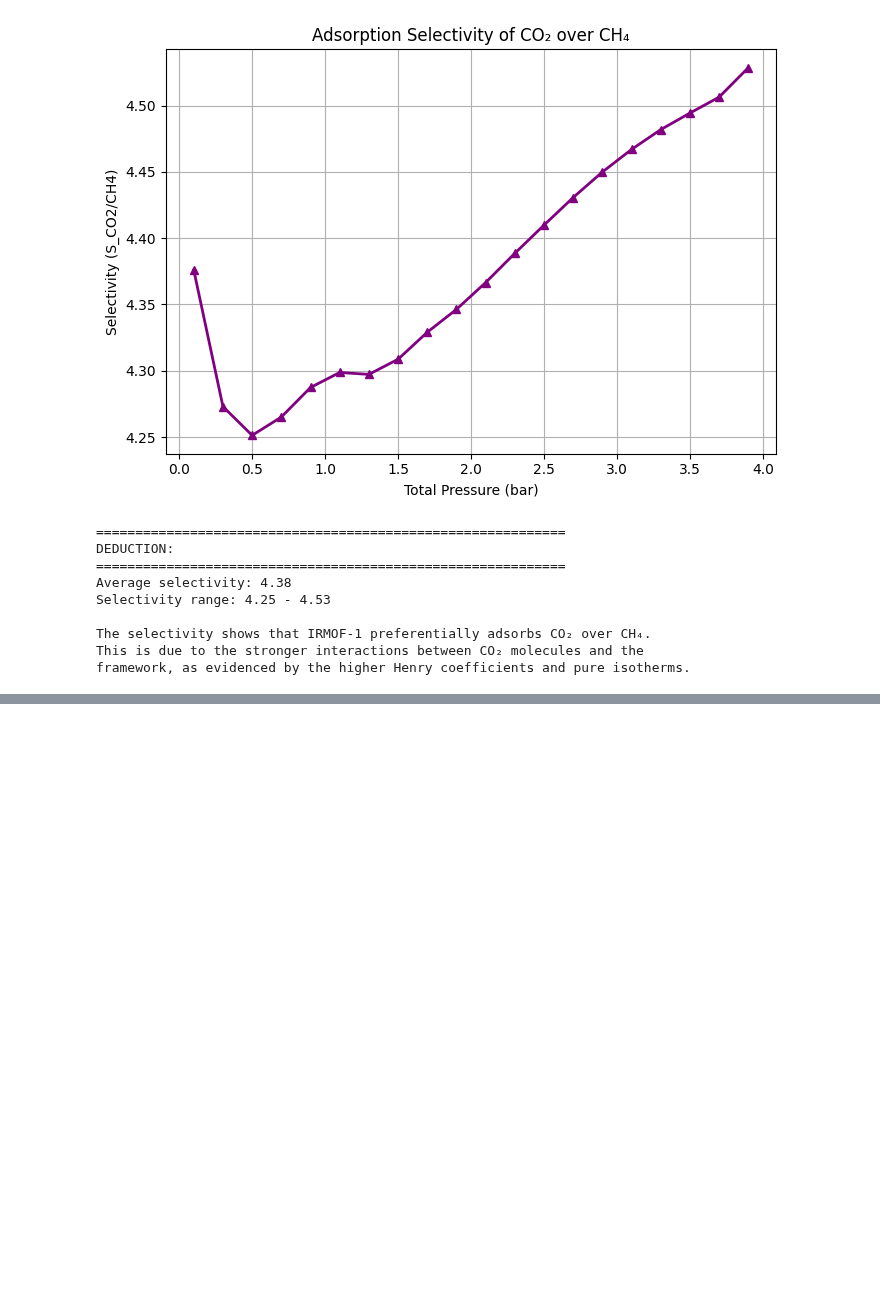
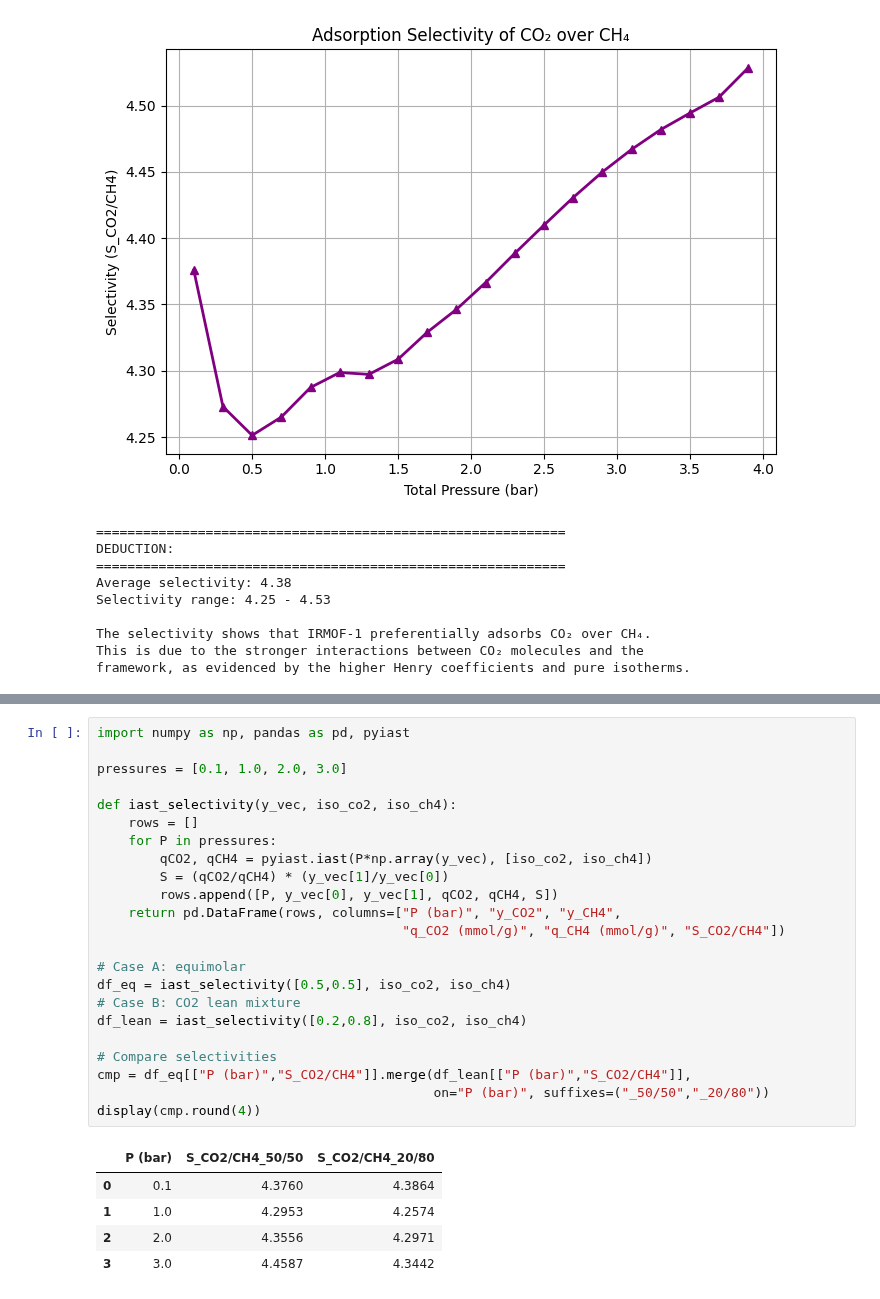
Before and after one commit to Noah-Paga/ModLab, a Jupyter notebook: Assignment 2/GroupT_Block2_assignment2.ipynb, the cells around one changed output, grey strips where cells are left out. Drawn from its saved outputs; the diff is of its cells as text; blank space fills up the shorter version.

```diff
--- a/Assignment 2/GroupT_Block2_assignment2.ipynb
+++ b/Assignment 2/GroupT_Block2_assignment2.ipynb
@@ -229,0 +328,29 @@ framework, as evidenced by the higher Henry coefficients and pure isotherms.
+# %%
+import numpy as np, pandas as pd, pyiast
+
+pressures = [0.1, 1.0, 2.0, 3.0]
+
+def iast_selectivity(y_vec, iso_co2, iso_ch4):
+    rows = []
+    for P in pressures:
+        qCO2, qCH4 = pyiast.iast(P*np.array(y_vec), [iso_co2, iso_ch4])
+        S = (qCO2/qCH4) * (y_vec[1]/y_vec[0])
+        rows.append([P, y_vec[0], y_vec[1], qCO2, qCH4, S])
+    return pd.DataFrame(rows, columns=["P (bar)", "y_CO2", "y_CH4",
+                                       "q_CO2 (mmol/g)", "q_CH4 (mmol/g)", "S_CO2/CH4"])
+
+# Case A: equimolar
+df_eq = iast_selectivity([0.5,0.5], iso_co2, iso_ch4)
+# Case B: CO2 lean mixture
+df_lean = iast_selectivity([0.2,0.8], iso_co2, iso_ch4)
+
+# Compare selectivities
+cmp = df_eq[["P (bar)","S_CO2/CH4"]].merge(df_lean[["P (bar)","S_CO2/CH4"]],
+                                           on="P (bar)", suffixes=("_50/50","_20/80"))
+display(cmp.round(4))
+# %% [output]
+|  | P (bar) | S_CO2/CH4_50/50 | S_CO2/CH4_20/80 |
+| 0 | 0.1 | 4.3760 | 4.3864 |
+| 1 | 1.0 | 4.2953 | 4.2574 |
+| 2 | 2.0 | 4.3556 | 4.2971 |
+| 3 | 3.0 | 4.4587 | 4.3442 |
```
Also changed, not shown: parts of 6 cells of this notebook.
